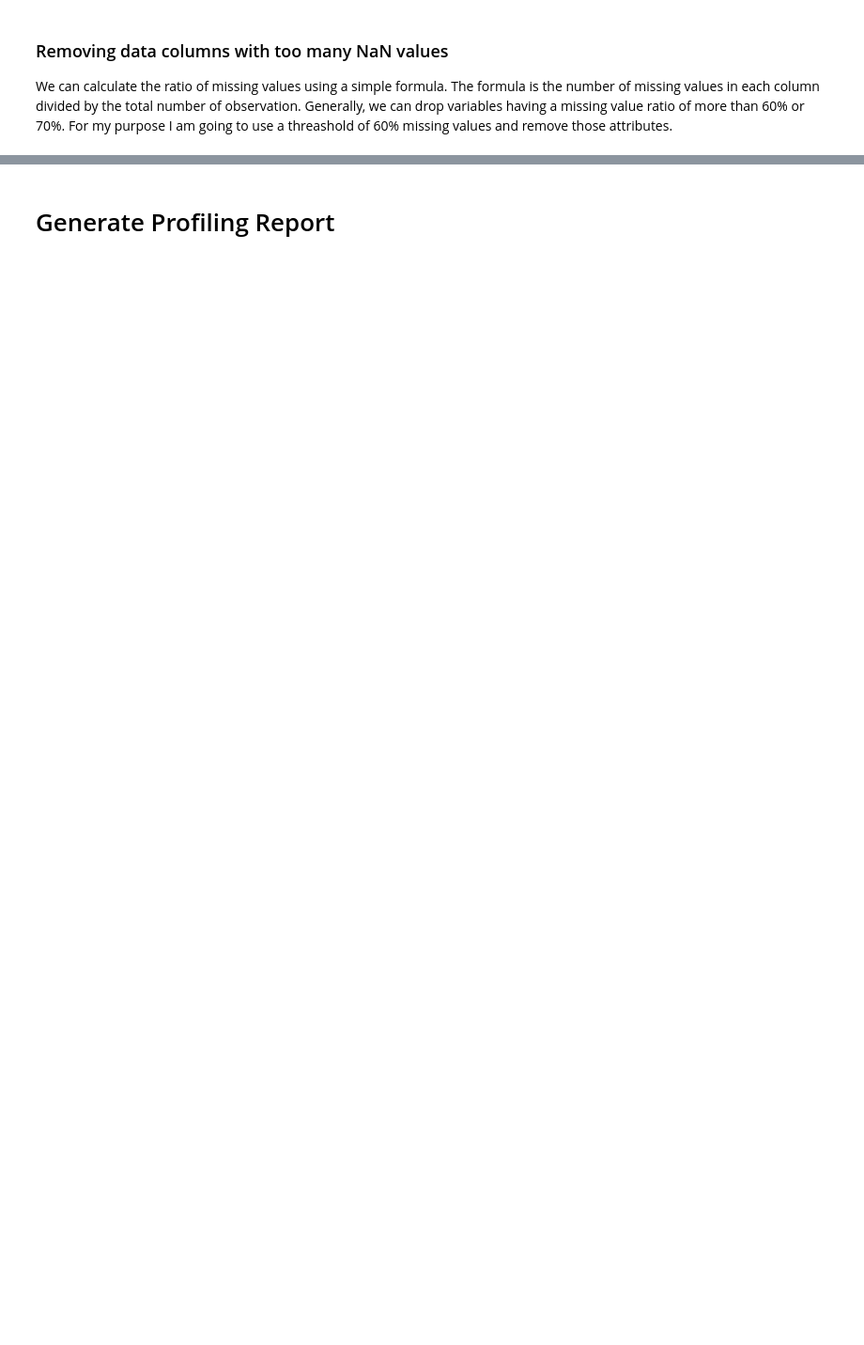
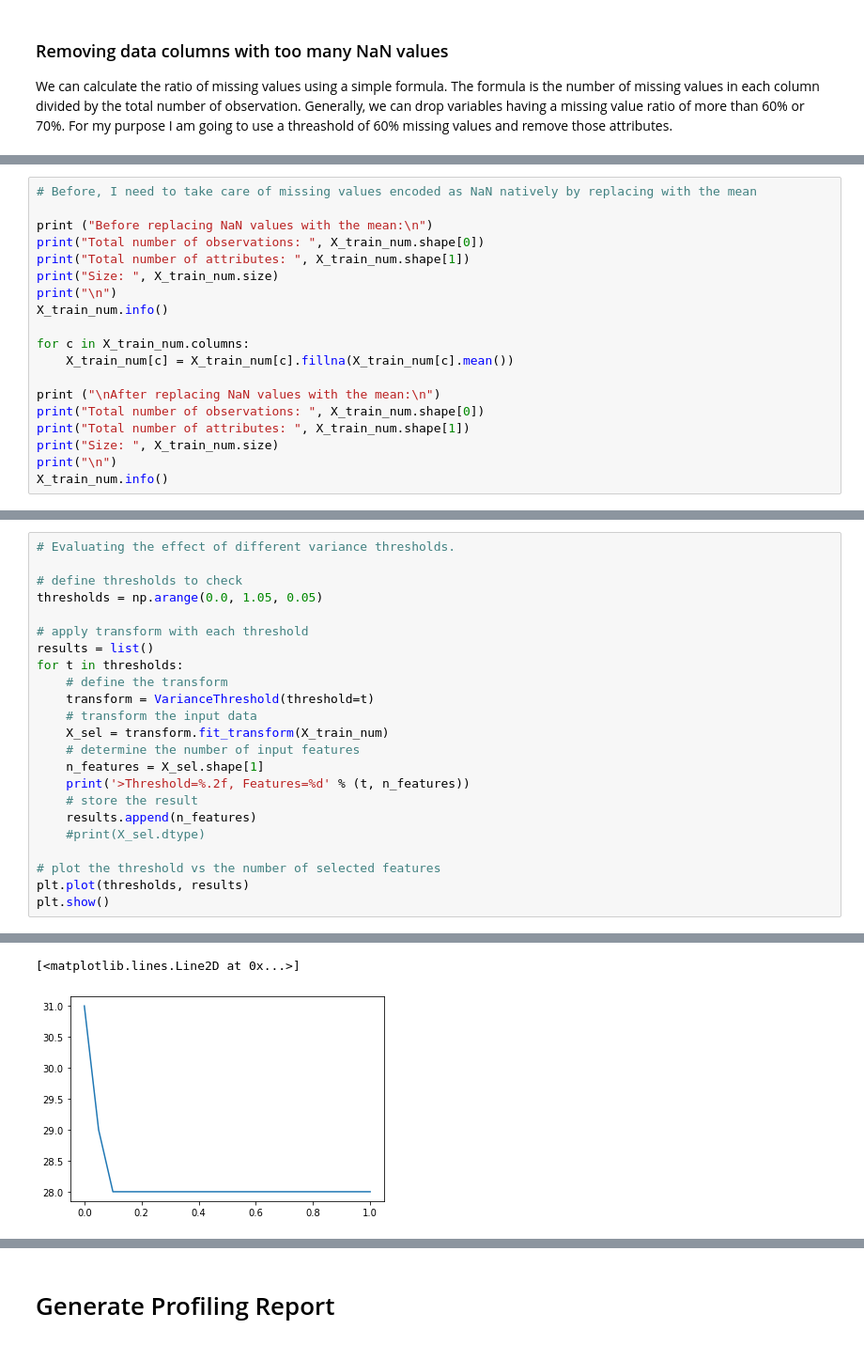
Before and after one commit to aamadorc/CIND820, a Jupyter notebook: CIND820_EDA.ipynb, the cells around one changed output, grey strips where cells are left out. Shown at 94% size. Cells and saved outputs as stored; diff of their text form; blank space fills up the shorter version.

```diff
--- a/CIND820_EDA.ipynb
+++ b/CIND820_EDA.ipynb
@@ -512,0 +390,19 @@ plt.show();
+# %%
+# Before, I need to take care of missing values encoded as NaN natively by replacing with the mean
+
+print ("Before replacing NaN values with the mean:\n")
+print("Total number of observations: ", X_train_num.shape[0])
+print("Total number of attributes: ", X_train_num.shape[1])
+print("Size: ", X_train_num.size)
+print("\n")
+X_train_num.info()
+
+for c in X_train_num.columns:
+    X_train_num[c] = X_train_num[c].fillna(X_train_num[c].mean())
+
+print ("\nAfter replacing NaN values with the mean:\n")
+print("Total number of observations: ", X_train_num.shape[0])
+print("Total number of attributes: ", X_train_num.shape[1])
+print("Size: ", X_train_num.size)
+print("\n")
+X_train_num.info()
@@ -512,0 +427,24 @@ plt.show();
+# %%
+# Evaluating the effect of different variance thresholds.
+
+# define thresholds to check
+thresholds = np.arange(0.0, 1.05, 0.05)
+
+# apply transform with each threshold
+results = list()
+for t in thresholds:
+    # define the transform
+    transform = VarianceThreshold(threshold=t)
+    # transform the input data
+    X_sel = transform.fit_transform(X_train_num)
+    # determine the number of input features
+    n_features = X_sel.shape[1]
+    print('>Threshold=%.2f, Features=%d' % (t, n_features))
+    # store the result
+    results.append(n_features)
+    #print(X_sel.dtype)
+
+# plot the threshold vs the number of selected features
+plt.plot(thresholds, results)
+plt.show()
+# %% [output]
@@ -512,0 +468,2 @@ plt.show();
+[<matplotlib.lines.Line2D at 0x...>]
+[figure, added]
```
Also changed, not shown: parts of 77 cells of this notebook.
